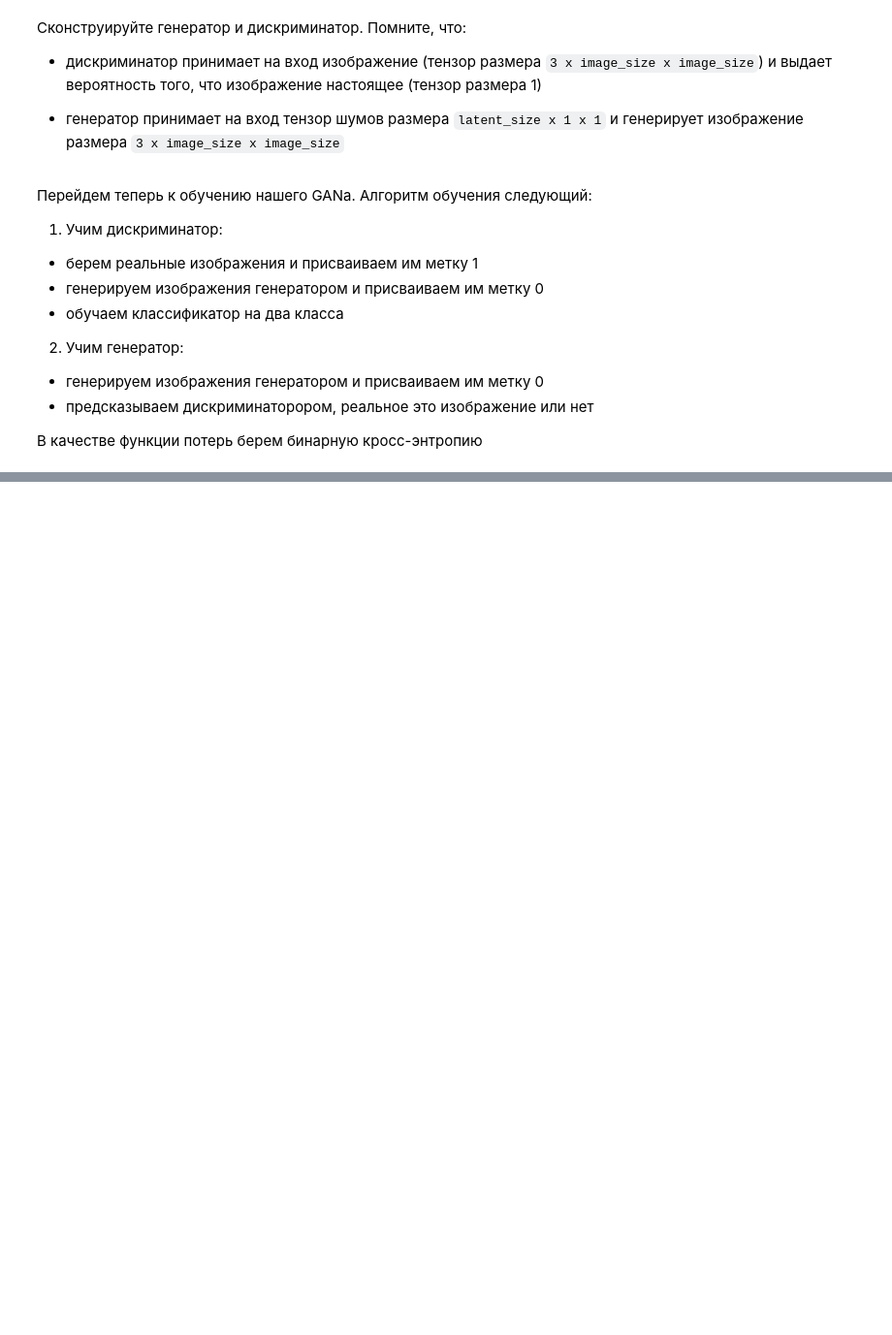
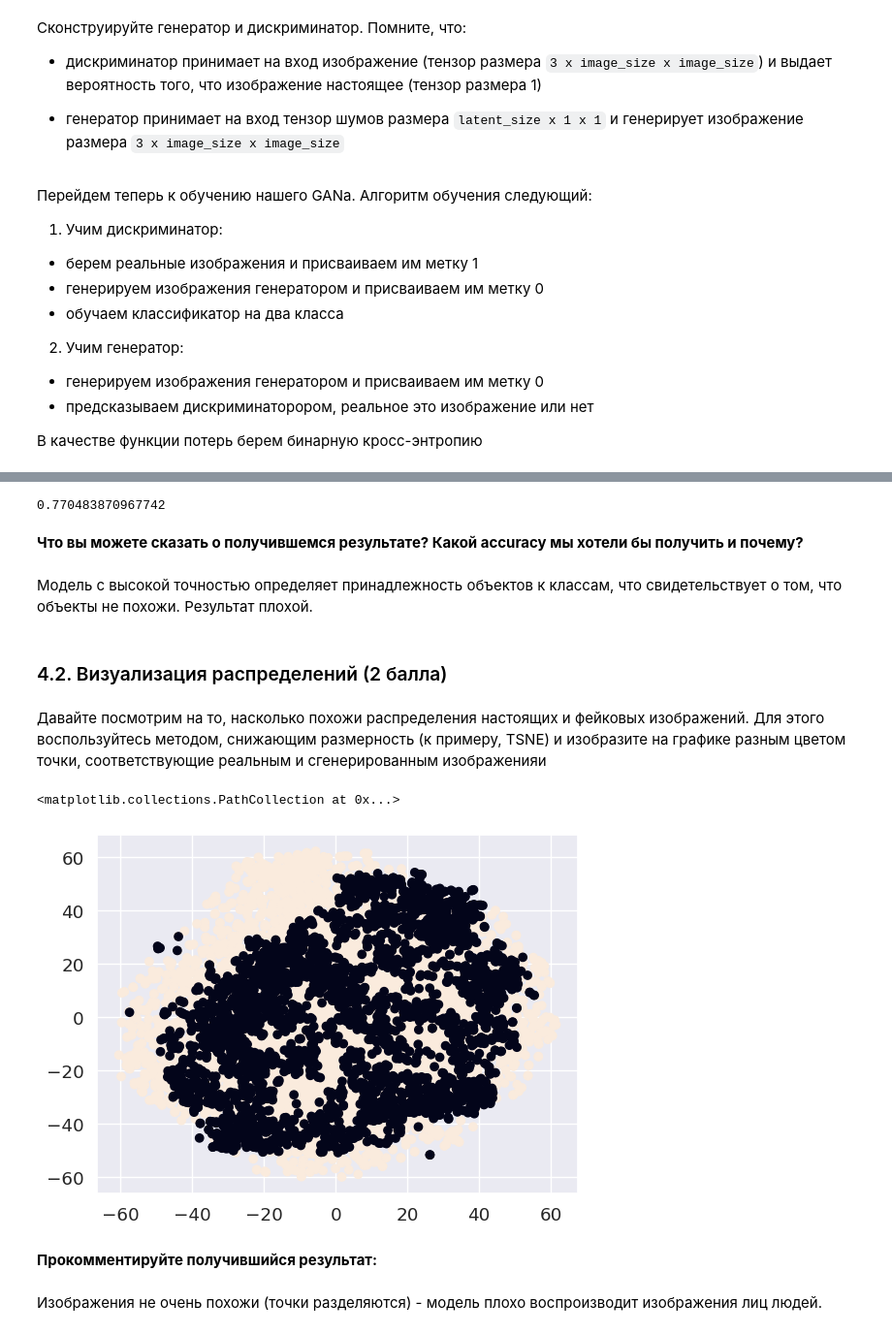
Before and after one commit to vasil-gr/DeepLearningSchool, a Jupyter notebook: DLS. HW8. GANs (Block 21).ipynb, the cells around one changed output, grey strips where cells are left out. Shown at 97% size. Cells and saved outputs as stored; diff of their text form; code cells hidden in the pictures; blank space fills up the shorter version.

```diff
--- a/DLS. HW8. GANs (Block 21).ipynb
+++ b/DLS. HW8. GANs (Block 21).ipynb
@@ -255,0 +341,52 @@ def fit(model, criterion, epochs, lr, start_idx=1):
+# %%
+train_dataloader_data = DeviceDataLoader(DataLoader(train_dataloader, 100,
+                                               shuffle=False, num_workers=2, pin_memory=True),torch.device('cuda'))
+# %%
+lst=[]
+i=0
+with torch.no_grad():
+    for x,y in train_dataloader_data:
+        torch.cuda.empty_cache()
+        lst+=list(zip(modelFeatch(x).to('cpu'),[1]*n_images))
+# %%
+with torch.no_grad():
+    for i in range(31):
+        x=model["generator"](torch.randn(100, latent_size, 1, 1, device=device))
+        lst+=list(zip(modelFeatch(x).to('cpu'),[0]*n_images))
+# %%
+x,y=next(iter(DeviceDataLoader(DataLoader(lst, 6200,
+                                               shuffle=False, num_workers=2, pin_memory=True),torch.device('cpu'))))
+# %%
+Loo=LeaveOneOut()
+indexes=[int(i) for i in range(n_images*2)]
+ch=0
+
+for ind_train,ind_test in Loo.split(indexes):
+    modelONN=KNeighborsClassifier(n_neighbors=1)
+    modelONN.fit(x[ind_train],y[ind_train])
+    pred=modelONN.predict(x[ind_test])
+    if pred[0]==y[ind_test]:
+        ch+=1
+print(ch/(n_images*2))
+# %% [output]
+0.770483870967742
+# %% [markdown]
+**Что вы можете сказать о получившемся результате? Какой accuracy мы хотели бы получить и почему?**
+# %% [markdown]
+Модель с высокой точностью определяет принадлежность объектов к классам, что свидетельствует о том, что объекты не похожи. Результат плохой.
+# %% [markdown]
+### 4.2. Визуализация распределений (2 балла)
+# %% [markdown]
+Давайте посмотрим на то, насколько похожи распределения настоящих и фейковых изображений. Для этого воспользуйтесь методом, снижающим размерность (к примеру, TSNE) и изобразите на графике разным цветом точки, соответствующие реальным и сгенерированным изображенияи
+# %%
+Emb = TSNE(n_components=2).fit_transform(x,y)
+x1=Emb[:,0]
+y1=Emb[:,1]
+plt.scatter(x1,y1,c=y)
+# %% [output]
+<matplotlib.collections.PathCollection at 0x...>
+[figure, added]
+# %% [markdown]
+**Прокомментируйте получившийся результат:**
+# %% [markdown]
+Изображения не очень похожи (точки разделяются) - модель плохо воспроизводит изображения лиц людей.
```
Also changed, not shown: parts of 17 cells of this notebook.
